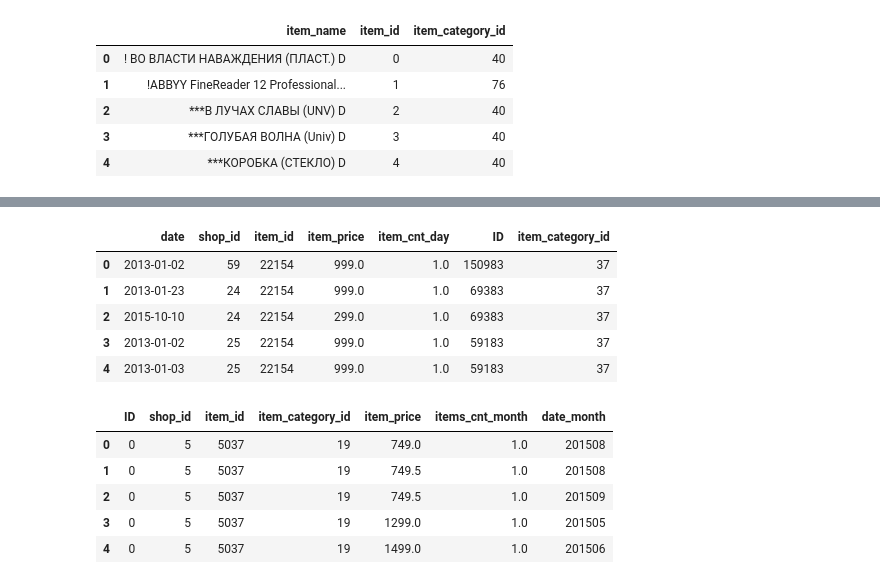
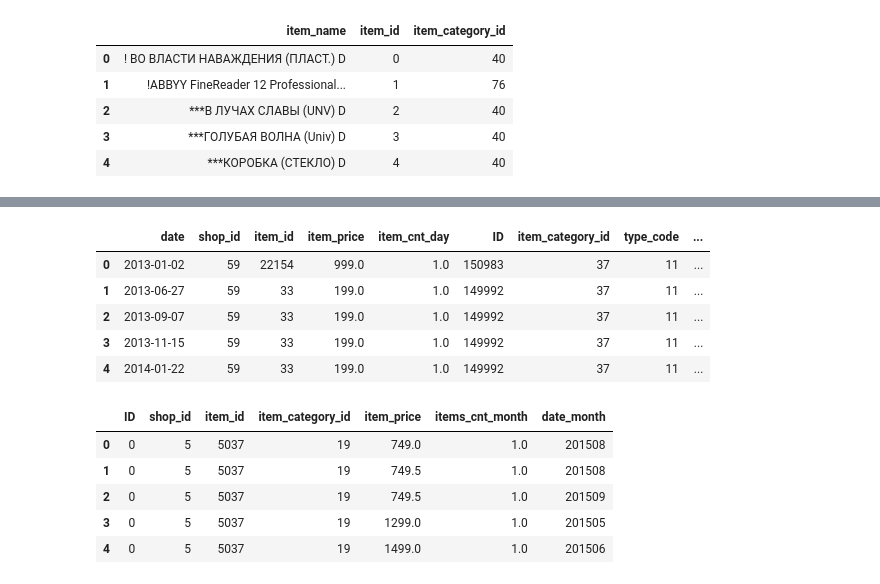
Before and after one commit to robwil/randomforest-playground, a Jupyter notebook: kaggle-predict-future-sales.ipynb, the cells around one changed output, grey strips where cells are left out. Saved outputs shown, nothing was run; the diff lists cells and outputs as text; code cells hidden in the pictures.

```diff
--- a/kaggle-predict-future-sales.ipynb
+++ b/kaggle-predict-future-sales.ipynb
@@ -90,0 +167,7 @@ df_raw = pd.read_feather('tmp/sales-raw')
+# %%
+# Allow restoring from here quicker on kernel restarts
+df_raw = pd.read_feather('tmp/sales-with-new-features')
+df_test = pd.read_feather('tmp/test-data')
+shops = pd.read_feather('tmp/shops')
+items= pd.read_feather('tmp/items')
+cats= pd.read_feather('tmp/cats')
@@ -91,16 +178,18 @@ df_raw = pd.read_feather('tmp/sales-raw')
 # %%
 # Add ID column to df_raw and drop unnecessary columns (date_block_num, item_name)
 df = pd.merge(df_raw, df_test,  how='inner', on=['shop_id','item_id'])
 df = pd.merge(df, items, how='inner', on='item_id')
-df.drop(['date_block_num', 'item_name'], axis=1, inplace=True)
+df = pd.merge(df, cats, how='inner', on='item_category_id')
+df = pd.merge(df, shops, how='inner', on='shop_id')
+df.drop(['date_block_num'], axis=1, inplace=True)
 df.head()
 # %% [output]
-|  | date | shop_id | item_id | item_price | item_cnt_day | ID | item_category_id |
-| 0 | 2013-01-02 | 59 | 22154 | 999.0 | 1.0 | 150983 | 37 |
-| 1 | 2013-01-23 | 24 | 22154 | 999.0 | 1.0 | 69383 | 37 |
-| 2 | 2015-10-10 | 24 | 22154 | 299.0 | 1.0 | 69383 | 37 |
-| 3 | 2013-01-02 | 25 | 22154 | 999.0 | 1.0 | 59183 | 37 |
-| 4 | 2013-01-03 | 25 | 22154 | 999.0 | 1.0 | 59183 | 37 |
+|  | date | shop_id | item_id | item_price | item_cnt_day | ID | item_category_id | type_code | ... |
+| 0 | 2013-01-02 | 59 | 22154 | 999.0 | 1.0 | 150983 | 37 | 11 | ... |
+| 1 | 2013-06-27 | 59 | 33 | 199.0 | 1.0 | 149992 | 37 | 11 | ... |
+| 2 | 2013-09-07 | 59 | 33 | 199.0 | 1.0 | 149992 | 37 | 11 | ... |
+| 3 | 2013-11-15 | 59 | 33 | 199.0 | 1.0 | 149992 | 37 | 11 | ... |
+| 4 | 2014-01-22 | 59 | 33 | 199.0 | 1.0 | 149992 | 37 | 11 | ... |
 # %%
 # Aggregate each month/item/shop combination to an items_cnt_month
 grouped = df.groupby(['ID', 'shop_id', 'item_id', 'item_category_id', 'item_price', pd.Grouper(key='date', freq='M')])['item_cnt_day'].sum()
```
Also changed, not shown: parts of 63 cells of this notebook.
